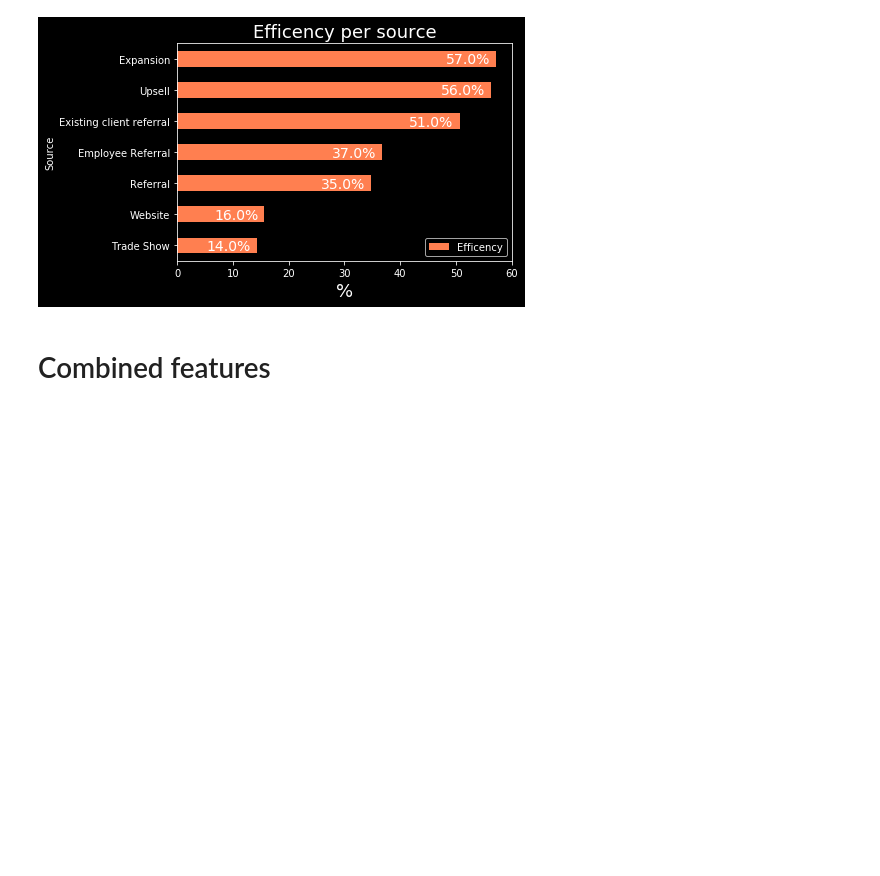
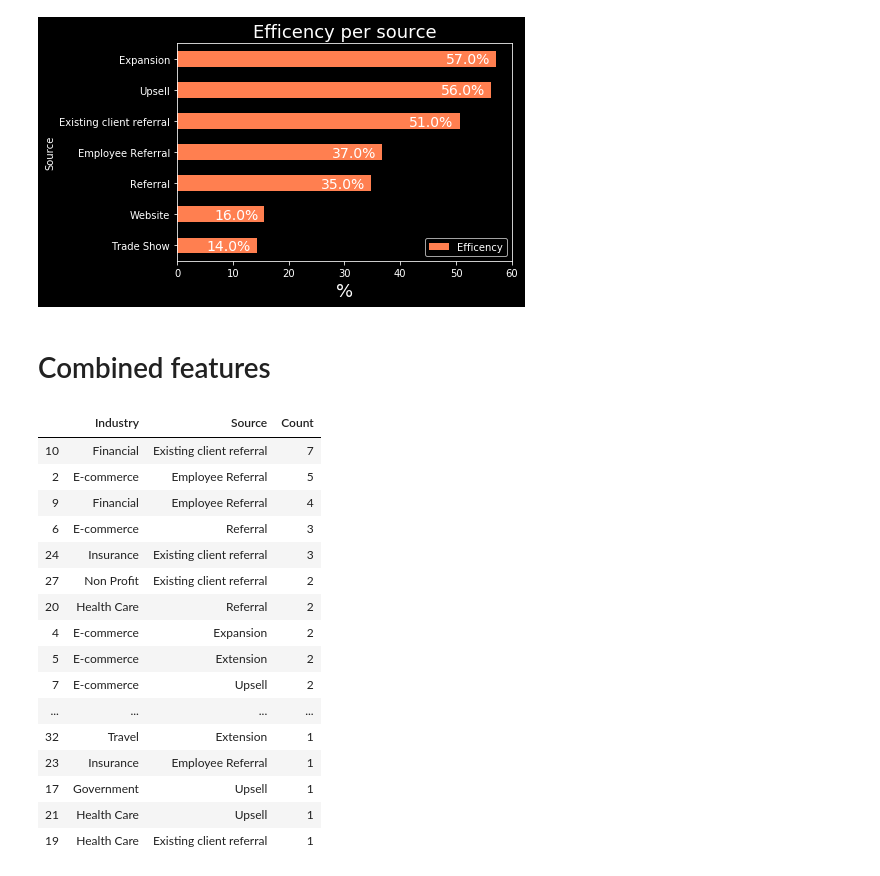
Before and after one commit to SergiiVolodkoWorking/dig-into-sales, a Jupyter notebook: notebooks/data-exploration.ipynb, the cells around one changed output. Saved outputs shown, nothing was run; the diff lists cells and outputs as text; code cells hidden in the pictures; blank space fills up the shorter version.

```diff
--- a/notebooks/data-exploration.ipynb
+++ b/notebooks/data-exploration.ipynb
@@ -183,8 +200,26 @@ for i in graph.patches:
 # %% [markdown]
 # Combined features
 # %%
-lost_combo = lost_deals.groupby(['Designated Office', 'Industry', 'Source'])['Designated Office', 'Industry', 'Source'].size().sort_index().reset_index()
-lost_combo.columns = ['Designated Office', 'Industry', 'Source', 'Count']
+lost_combo = lost_deals.groupby(['Industry', 'Source'])['Industry', 'Source'].size().sort_index().reset_index()
+lost_combo.columns = ['Industry', 'Source', 'Count']
 lost_combo = lost_combo.sort_values(by=['Count'], ascending=False)
 lost_combo.head(25)
+# %% [output]
+|  | Industry | Source | Count |
+| 10 | Financial | Existing client referral | 7 |
+| 2 | E-commerce | Employee Referral | 5 |
+| 9 | Financial | Employee Referral | 4 |
+| 6 | E-commerce | Referral | 3 |
+| 24 | Insurance | Existing client referral | 3 |
+| 27 | Non Profit | Existing client referral | 2 |
+| 20 | Health Care | Referral | 2 |
+| 4 | E-commerce | Expansion | 2 |
+| 5 | E-commerce | Extension | 2 |
+| 7 | E-commerce | Upsell | 2 |
+| ... | ... | ... | ... |
+| 32 | Travel | Extension | 1 |
+| 23 | Insurance | Employee Referral | 1 |
+| 17 | Government | Upsell | 1 |
+| 21 | Health Care | Upsell | 1 |
+| 19 | Health Care | Existing client referral | 1 |
 # %%
```
Also changed, not shown: parts of 4 cells of this notebook, 2 other files.
